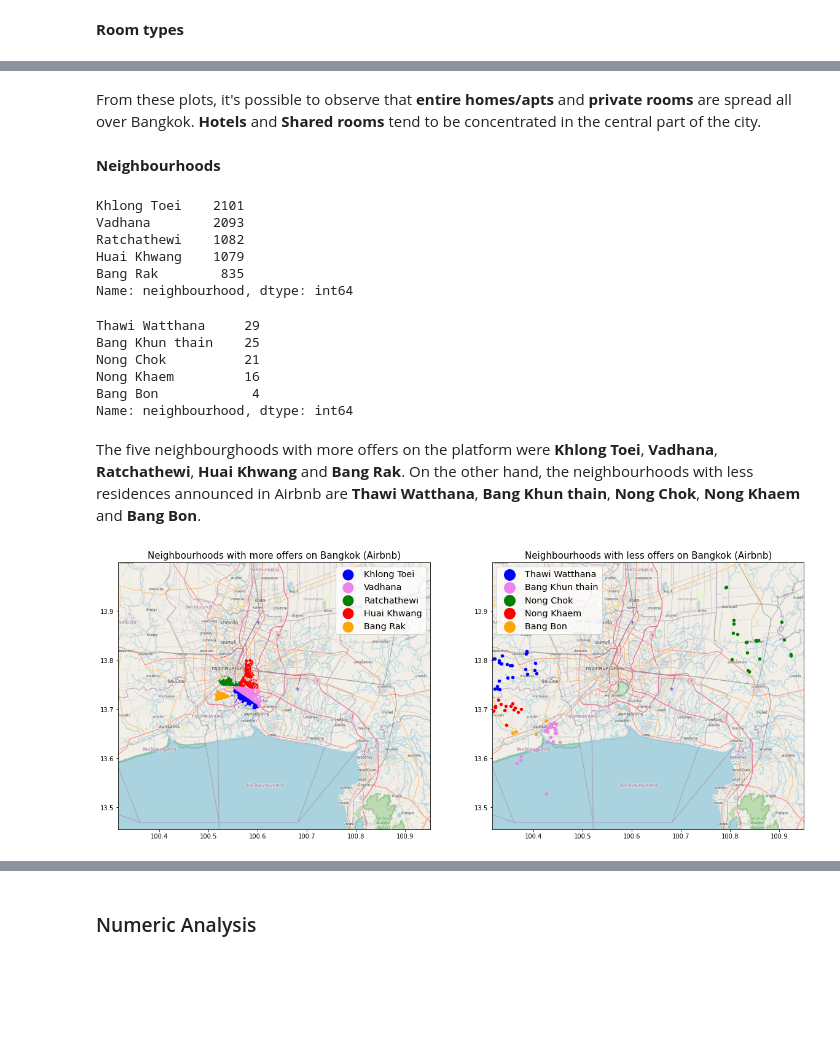
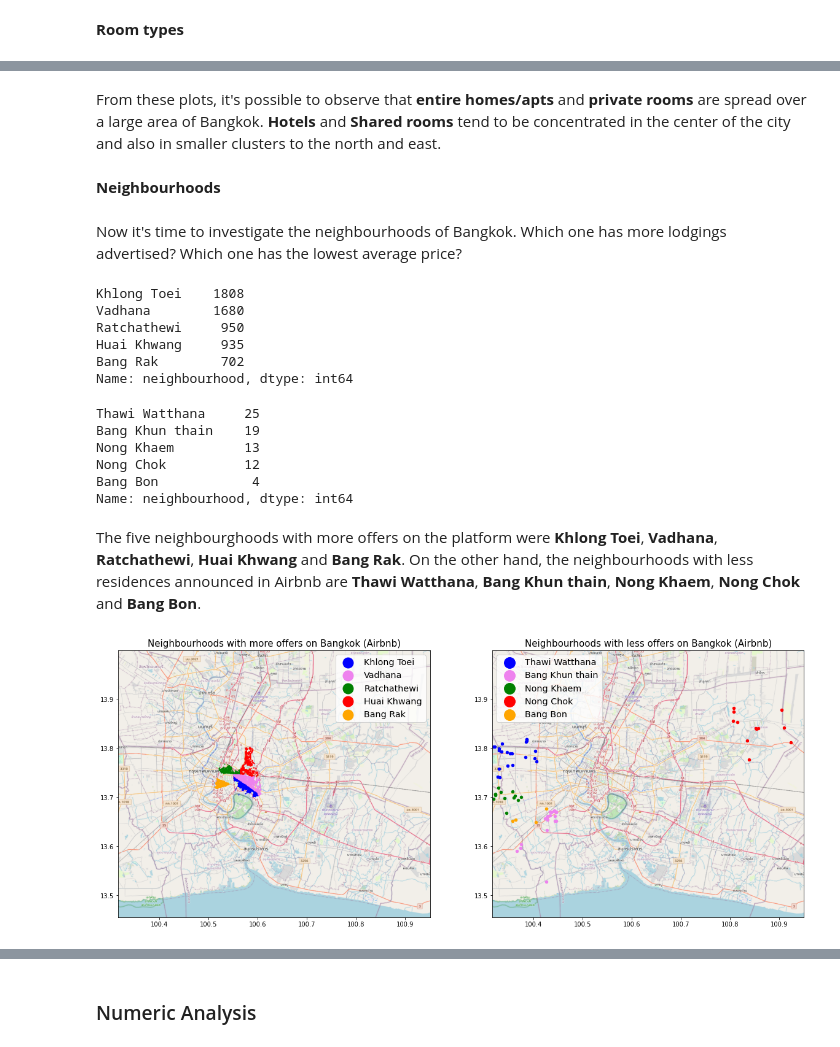
Before and after one commit to AmiltonFerreira/Airbnb, a Jupyter notebook: Airbnb_Data_Analysis_Bangkok.ipynb, the cells around one changed output, grey strips where cells are left out. Cells and saved outputs as stored; diff of their text form; code cells hidden in the pictures; blank space fills up the shorter version.

```diff
--- a/Airbnb_Data_Analysis_Bangkok.ipynb
+++ b/Airbnb_Data_Analysis_Bangkok.ipynb
@@ -206,21 +423,21 @@ The most common room type for rent is an **entire home or apartment**, followed
 # %%
 # plot the room types on Bangkok map
 
-bangkok_map = plt.imread('https://raw.githubusercontent.com/AmiltonFerreira/airbnb/main/map.png')
+bangkok_map = plt.imread('https://raw.githubusercontent.com/AmiltonFerreira/airbnb/main/map.png') # import the map image
 
-BBox = (100.3162, 100.9506, 13.4551, 13.9994)
+BBox = (100.3162, 100.9506, 13.4551, 13.9994) # define the coordinates that limit the map area
 
-fig, axs = plt.subplots(2, 2, figsize = (15,15))
+fig, axs = plt.subplots(2, 2, figsize = (15,15)) # adjust the the position of the plots
 
-colors = ['blue', 'orange', 'green', 'red']
+colors = ['blue', 'orange', 'green', 'red'] # colors to illustrate the room types
 i = 0
 
-for ax, room_type in zip(axs.flat, df.room_type.value_counts().iteritems()):
-    ax.scatter(df.loc[lambda df: df['room_type'] == room_type[0]].longitude,
-               df.loc[lambda df: df['room_type'] == room_type[0]].latitude, zorder=1, alpha= 0.3, c = colors[i], s=10)
-    ax.set_title(f'{room_type[0]} on Bangkok')
+for ax, room_type in zip(axs.flat, df_clean.room_type.value_counts().iteritems()): # for loop to iterate between the room types
+    ax.scatter(df_clean.loc[lambda df_clean: df_clean['room_type'] == room_type[0]].longitude,
+               df_clean.loc[lambda df_clean: df_clean['room_type'] == room_type[0]].latitude, zorder=1, alpha= 0.3, c = colors[i], s=10)
+    ax.set_title(f'{room_type[0]} on Bangkok') # set the titles
     ax.set_xlim(BBox[0],BBox[1])
     ax.set_ylim(BBox[2],BBox[3])
-    ax.imshow(bangkok_map, zorder=0, extent = BBox, aspect= 'equal')
+    ax.imshow(bangkok_map, zorder=0, extent = BBox, aspect= 'equal') # add the map image to the background of the plot
     i += 1
 # %% [output]
@@ -228,62 +445,66 @@ for ax, room_type in zip(axs.flat, df.room_type.value_counts().iteritems()):
 # %% [markdown]
-From these plots, it's possible to observe that **entire homes/apts** and **private rooms** are spread all over Bangkok. **Hotels** and **Shared rooms** tend to be concentrated in the central part of the city.
+From these plots, it's possible to observe that **entire homes/apts** and **private rooms** are spread over a large area of Bangkok. **Hotels** and **Shared rooms** tend to be concentrated in the center of the city and also in smaller clusters to the north and east.
 # %% [markdown]
 **Neighbourhoods**
+# %% [markdown]
+Now it's time to investigate the neighbourhoods of Bangkok. Which one has more lodgings advertised? Which one has the lowest average price?
 # %%
-# neighbourhoods with more offers
-df.neighbourhood.value_counts().head()
+# check the 5 neighbourhoods with more offers
+df_clean.neighbourhood.value_counts().head()
 # %% [output]
-Khlong Toei    2101
-Vadhana        2093
-Ratchathewi    1082
-Huai Khwang    1079
-Bang Rak        835
+Khlong Toei    1808
+Vadhana        1680
+Ratchathewi     950
+Huai Khwang     935
+Bang Rak        702
 Name: neighbourhood, dtype: int64
 # %%
-#neighbourhoods with less offers
-df.neighbourhood.value_counts().tail()
+# check the 5 neighbourhoods with less offers
+df_clean.neighbourhood.value_counts().tail()
 # %% [output]
-Thawi Watthana     29
-Bang Khun thain    25
-Nong Chok          21
-Nong Khaem         16
+Thawi Watthana     25
+Bang Khun thain    19
+Nong Khaem         13
+Nong Chok          12
 Bang Bon            4
 Name: neighbourhood, dtype: int64
 # %% [markdown]
-The five neighbourghoods with more offers on the platform were **Khlong Toei**, **Vadhana**, **Ratchathewi**, **Huai Khwang** and **Bang Rak**. On the other hand, the neighbourhoods with less residences announced in Airbnb are **Thawi Watthana**, **Bang Khun thain**, **Nong Chok**, **Nong Khaem** and **Bang Bon**.
+The five neighbourghoods with more offers on the platform were **Khlong Toei**, **Vadhana**, **Ratchathewi**, **Huai Khwang** and **Bang Rak**. On the other hand, the neighbourhoods with less residences announced in Airbnb are **Thawi Watthana**, **Bang Khun thain**, **Nong Khaem**, **Nong Chok**  and **Bang Bon**.
 # %%
 # plot the neighbourhoods with more and less offers on Bangkok map
 
-fig, axs = plt.subplots(1, 2, figsize = (20,10))
+fig, axs = plt.subplots(1, 2, figsize = (20,10)) # adjust the the position of the plots
 
-colors = ['blue', 'violet', 'green', 'red', 'orange']
+colors = ['blue', 'violet', 'green', 'red', 'orange'] # colors to illustrate the neighbourhoods
 i = 0
 
-for neighbourhood in df.neighbourhood.value_counts().head().iteritems():
-    axs[0].scatter(df.loc[lambda df: df['neighbourhood'] == neighbourhood[0]].longitude,
-               df.loc[lambda df: df['neighbourhood'] == neighbourhood[0]].latitude,
+for neighbourhood in df_clean.neighbourhood.value_counts().head().iteritems():
+# for loop to iterate between the neighbourhoods with more offers
+    axs[0].scatter(df_clean.loc[lambda df_clean: df_clean['neighbourhood'] == neighbourhood[0]].longitude,
+               df_clean.loc[lambda df_clean: df_clean['neighbourhood'] == neighbourhood[0]].latitude,
                label = neighbourhood[0], zorder=1, alpha= 1, c = colors[i], s=1)
 
     i += 1
 
-axs[0].set_title('Neighbourhoods with more offers on Bangkok (Airbnb)', fontsize = 15)
-axs[0].legend(fontsize = 'x-large', markerscale = 17)
+axs[0].set_title('Neighbourhoods with more offers on Bangkok (Airbnb)', fontsize = 15) # set the title
+axs[0].legend(fontsize = 'x-large', markerscale = 17) # set the legend
 
 i = 0
 
-for neighbourhood in df.neighbourhood.value_counts().tail().iteritems():
-    axs[1].scatter(df.loc[lambda df: df['neighbourhood'] == neighbourhood[0]].longitude,
-               df.loc[lambda df: df['neighbourhood'] == neighbourhood[0]].latitude,
+for neighbourhood in df_clean.neighbourhood.value_counts().tail().iteritems():
+# for loop to iterate between the neighbourhoods with less offers
+    axs[1].scatter(df_clean.loc[lambda df_clean: df_clean['neighbourhood'] == neighbourhood[0]].longitude,
+               df_clean.loc[lambda df_clean: df_clean['neighbourhood'] == neighbourhood[0]].latitude,
                label = neighbourhood[0], zorder=1, alpha= 1, c = colors[i], s=20)
 
     i += 1
 
-axs[1].set_title('Neighbourhoods with less offers on Bangkok (Airbnb)', fontsize = 15)
-axs[1].legend(fontsize = 'x-large', loc = 'upper left', markerscale = 4)
+axs[1].set_title('Neighbourhoods with less offers on Bangkok (Airbnb)', fontsize = 15) # set the title
+axs[1].legend(fontsize = 'x-large', loc = 'upper left', markerscale = 4) # set the legend
 
 for ax in axs:
   ax.set_xlim(BBox[0],BBox[1])
   ax.set_ylim(BBox[2],BBox[3])
-  ax.imshow(bangkok_map, zorder=0, extent = BBox, aspect= 'equal')
+  ax.imshow(bangkok_map, zorder=0, extent = BBox, aspect= 'equal') # add the map image to the background of the plot
 # %% [output]
-[figure, old version]
+[figure, new version]
```
Also changed, not shown: parts of 80 cells of this notebook.
